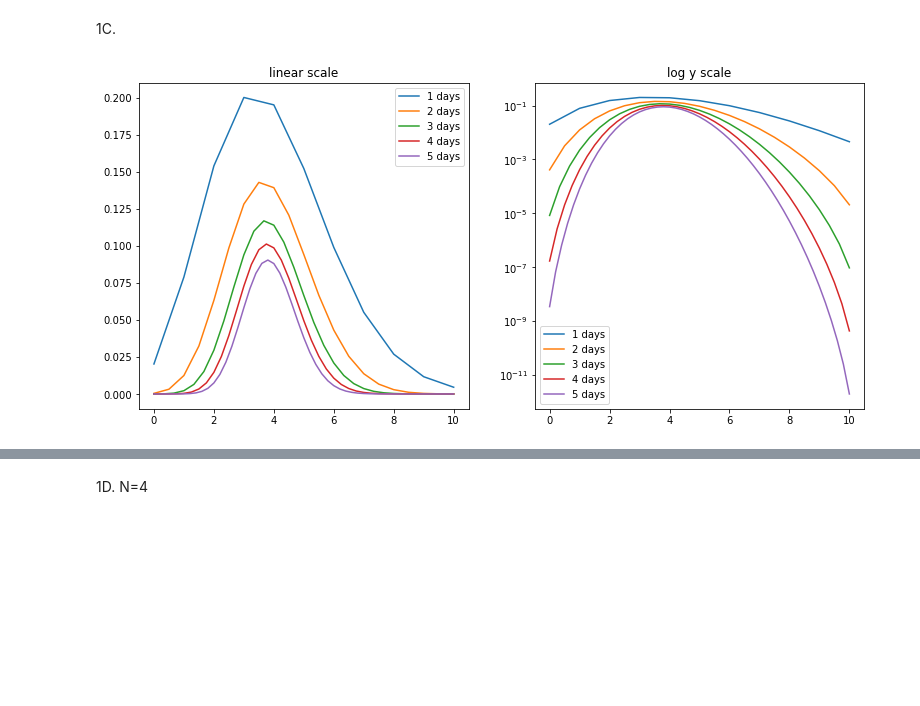
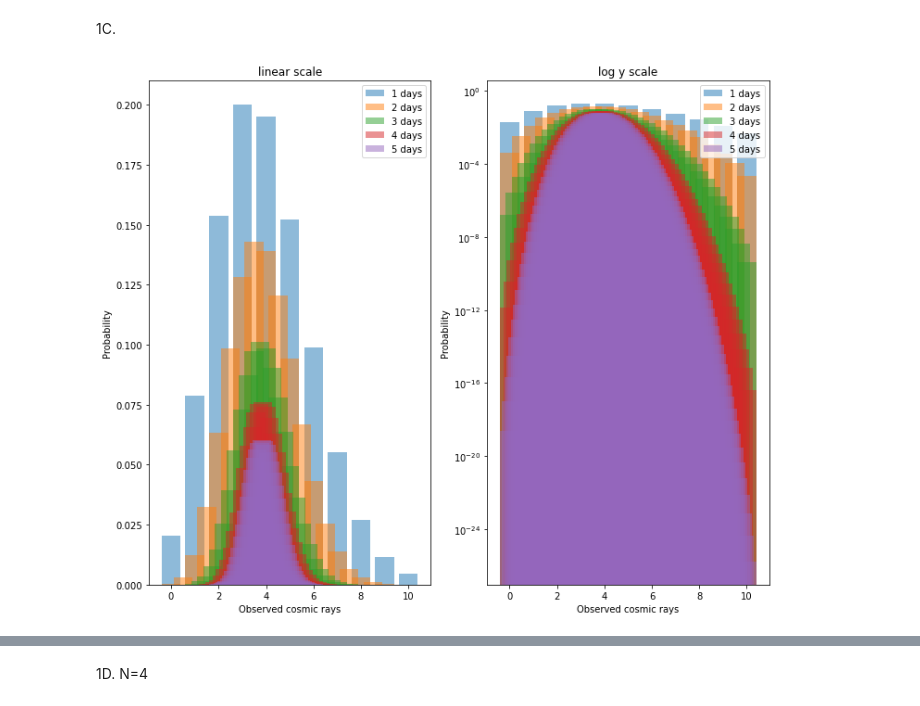
Before and after one commit to Noam-91/Advanced-Data-Analysis-Techniques-for-Large-Datasets, a Jupyter notebook: Lab#2.ipynb, the cells around one changed output, grey strips where cells are left out. Cells and saved outputs as stored; diff of their text form; code cells hidden in the pictures; blank space fills up the shorter version.

```diff
--- a/Lab#2.ipynb
+++ b/Lab#2.ipynb
@@ -25,14 +25,14 @@ def _conv (xrange, sumOrAvg, pdf, times):
     if type(times) is int:
         for i in range(times-1):
             conv_pdf = np.convolve(conv_pdf,pdf)
-        conv_xrange = np.linspace(xrange[0]*times,xrange[-1]*times, conv_pdf.shape[0]) if sumOrAvg==0 else np.linspace(xrange[0],xrange[-1], conv_pdf.shape[0]
+        conv_xrange = np.linspace(xrange[0]*times,xrange[-1]*times, conv_pdf.shape[0]) if sumOrAvg==0 else np.linspace(xrange[0],xrange[-1], conv_pdf.shape[0])
         return conv_xrange, conv_pdf
     else:
         ans_dist = {"conv_xrange":[], "conv_pdf":[]}
         for i in times:
             for j in range(i-1):
                 conv_pdf = np.convolve(conv_pdf,pdf)
-            conv_xrange = np.linspace(xrange[0]*times,xrange[-1]*times, conv_pdf.shape[0]) if sumOrAvg==0 else np.linspace(xrange[0],xrange[-1], conv_pdf.shape[0]
+            conv_xrange = np.linspace(xrange[0]*i,xrange[-1]*i, conv_pdf.shape[0]) if sumOrAvg==0 else np.linspace(xrange[0],xrange[-1], conv_pdf.shape[0])
             ans_dist['conv_xrange'].append(conv_xrange)
             ans_dist['conv_pdf'].append(conv_pdf)
         return ans_dist['conv_xrange'], ans_dist['conv_pdf']
@@ -45,16 +39,16 @@ xrange[0]
 # %%
-plt.rcParams["figure.figsize"] = (13,6)
+conv_xrange, conv_pdf = _conv(xrange,0,stats.poisson.pmf(k=xrange,mu=X,loc=0),days)
+
+plt.rcParams["figure.figsize"] = (12,10)
 fig, ax = plt.subplots(1, 2)
-for i in days:
-    conv_pmf = pmf
-    if i-1 != 0:
-        for j in range(i-1):
-            conv_pmf = np.convolve(conv_pmf,pmf)
-    ax[0].bar(np.linspace(0,10*i,conv_pmf.shape[0]),conv_pmf,label = '%s days' %i)
-    ax[1].bar(np.linspace(0,10*i,conv_pmf.shape[0]),conv_pmf,label = '%s days' %i)
+for i,day in enumerate(days):
+    ax[0].bar(conv_xrange[i],conv_pdf[i],label = '%s days' %day,alpha=.5)
+    ax[1].bar(conv_xrange[i],conv_pdf[i],label = '%s days' %day,alpha=.5)
 ax[0].set_title('linear scale')
 ax[1].set_title('log y scale')
 ax[0].legend()
 ax[1].legend()
 ax[1].set_yscale('log')
+plt.setp(ax, xlabel="Observed cosmic rays",ylabel="Probability")
+plt.show()
 # %% [output]
@@ -65,19 +64,19 @@ KeyboardInterrupt:
 # %% [markdown]
 1C.
 # %%
-plt.rcParams["figure.figsize"] = (13,6)
+conv_xrange, conv_pdf = _conv(xrange,1,stats.poisson.pmf(k=xrange,mu=X,loc=0),days)
+
+plt.rcParams["figure.figsize"] = (12,10)
 fig, ax = plt.subplots(1, 2)
-for i in days:
-    conv_pmf = pmf
-    if i-1 != 0:
-        for j in range(i-1):
-            conv_pmf = np.convolve(conv_pmf,pmf)
-    ax[0].plot(np.linspace(0,10,conv_pmf.shape[0]),conv_pmf,label = '%s days' %i)
-    ax[1].plot(np.linspace(0,10,conv_pmf.shape[0]),conv_pmf,label = '%s days' %i)
+for i,day in enumerate(days):
+    ax[0].bar(conv_xrange[i],conv_pdf[i],label = '%s days' %day,alpha=.5)
+    ax[1].bar(conv_xrange[i],conv_pdf[i],label = '%s days' %day,alpha=.5)
 ax[0].set_title('linear scale')
 ax[1].set_title('log y scale')
 ax[0].legend()
 ax[1].legend()
 ax[1].set_yscale('log')
+plt.setp(ax, xlabel="Observed cosmic rays",ylabel="Probability")
+plt.show()
 # %% [output]
-[figure, old version]
+[figure, new version]
```
Also changed, not shown: parts of 9 cells of this notebook.
